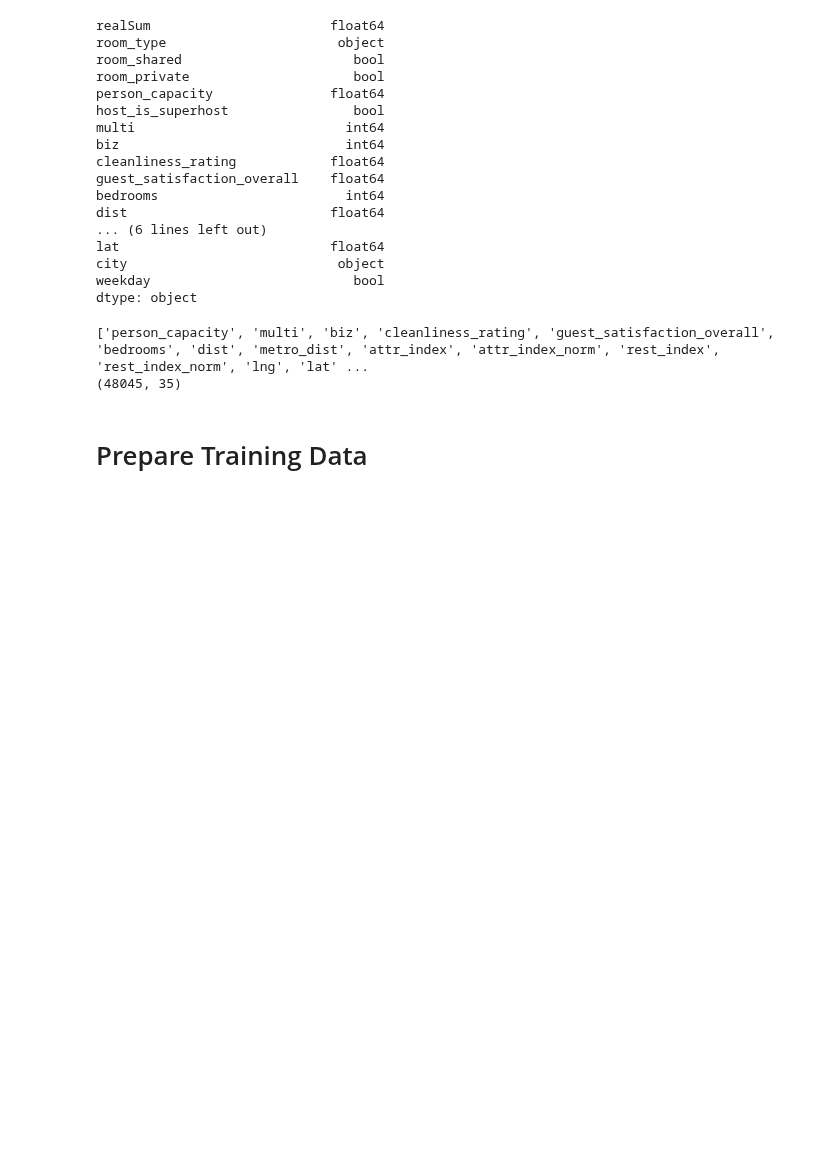
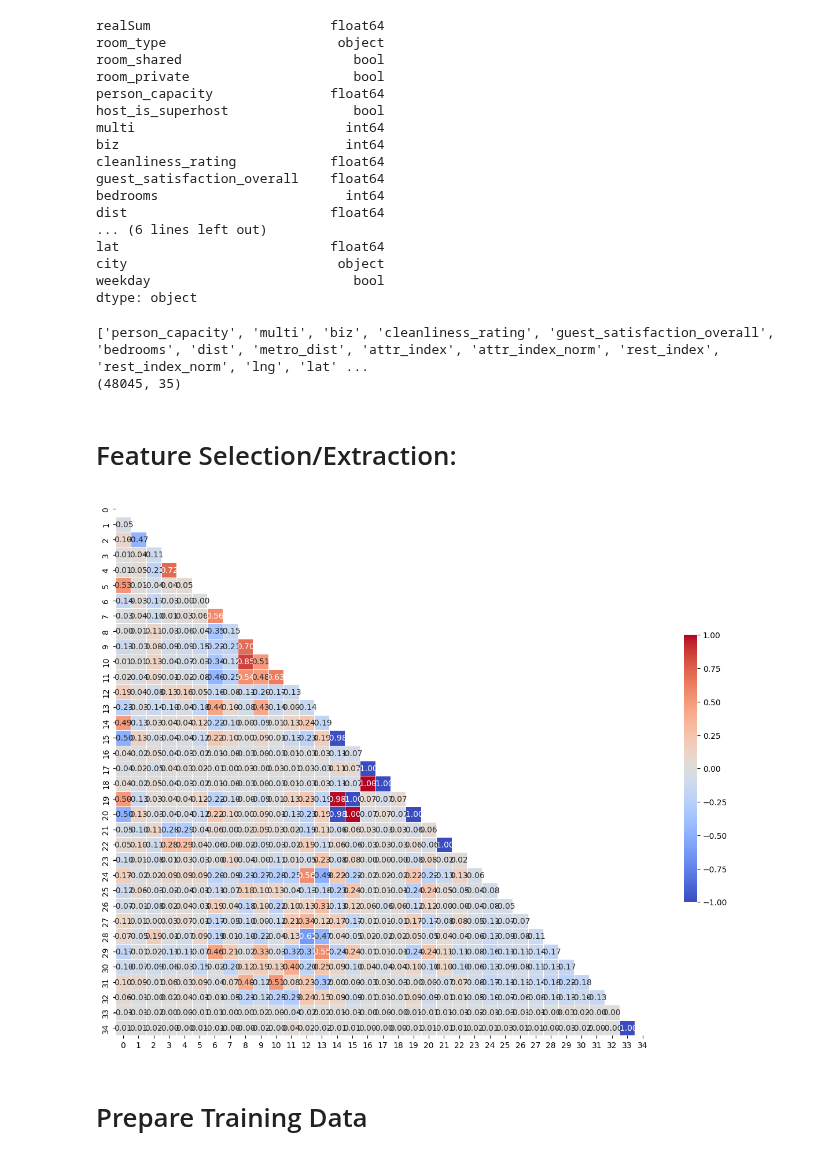
Before and after one commit to yutao-data/Pytorch-Airbnb-Price, a Jupyter notebook: notebooks/PyTorch-SVR-MLP.ipynb, the cells around one changed output. Cells and saved outputs as stored; diff of their text form; code cells hidden in the pictures; blank space fills up the shorter version.

Commit message:
Compute the correlation matrix

```diff
--- a/notebooks/PyTorch-SVR-MLP.ipynb
+++ b/notebooks/PyTorch-SVR-MLP.ipynb
@@ -260,6 +260,26 @@ print(df_transformed.shape)
 # %% [output]
 ['person_capacity', 'multi', 'biz', 'cleanliness_rating', 'guest_satisfaction_overall', 'bedrooms', 'dist', 'metro_dist', 'attr_index', 'attr_index_norm', 'rest_index', 'rest_index_norm', 'lng', 'lat' ...
 (48045, 35)
+# %% [markdown]
+# Feature Selection/Extraction:
+# %%
+# Compute the correlation matrix
+corr_matrix = pd.DataFrame(df_transformed).corr()
+
+# Generate a mask for the upper triangle
+mask = np.triu(np.ones_like(corr_matrix, dtype=bool))
+
+# Set up the matplotlib figure
+plt.figure(figsize=(15, 12))
+
+# Draw the heatmap with the mask and correct aspect ratio
+sns.heatmap(corr_matrix, mask=mask, annot=True, fmt=".2f", cmap='coolwarm',
+            square=True, linewidths=.5, cbar_kws={"shrink": .5})
+
+# Show plot
+plt.show()
+# %% [output]
+[figure, added]
 # %% [markdown]
 # Prepare Training Data
 # %%
```
Also changed, not shown: parts of 6 cells of this notebook.
